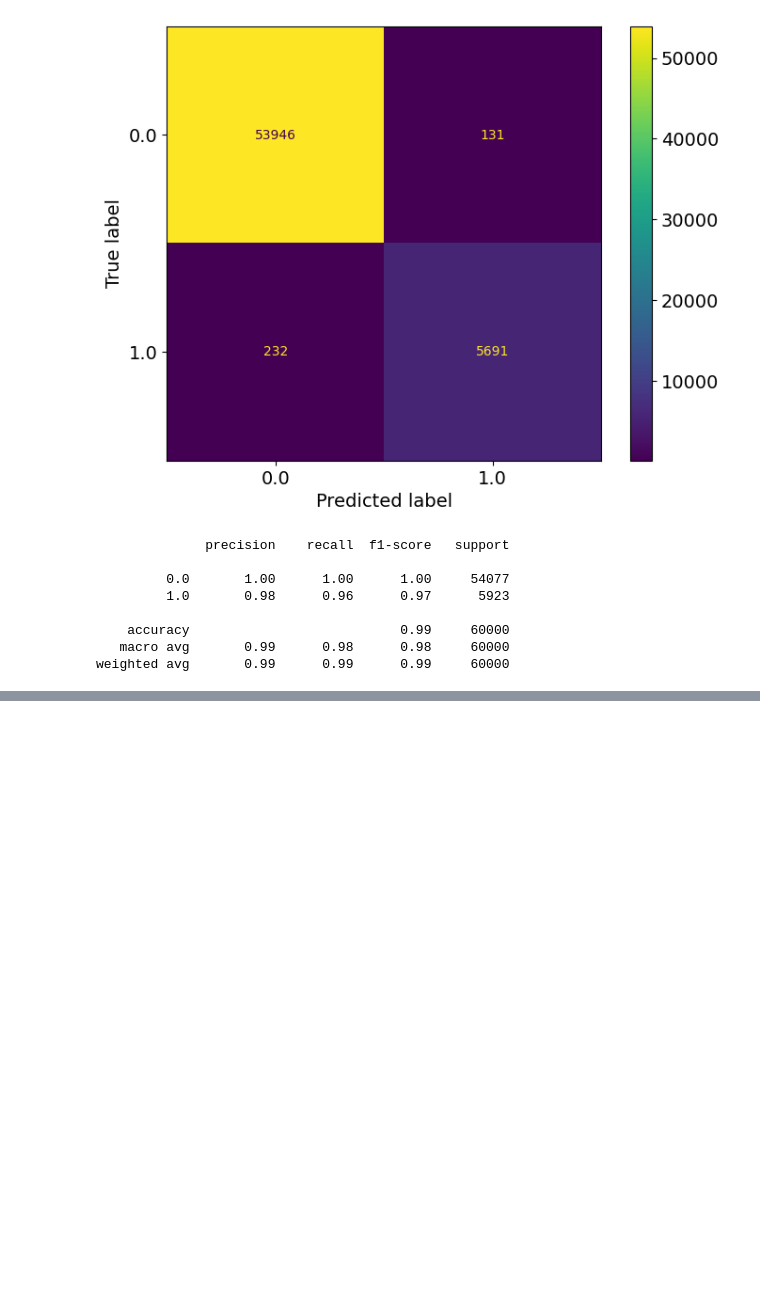
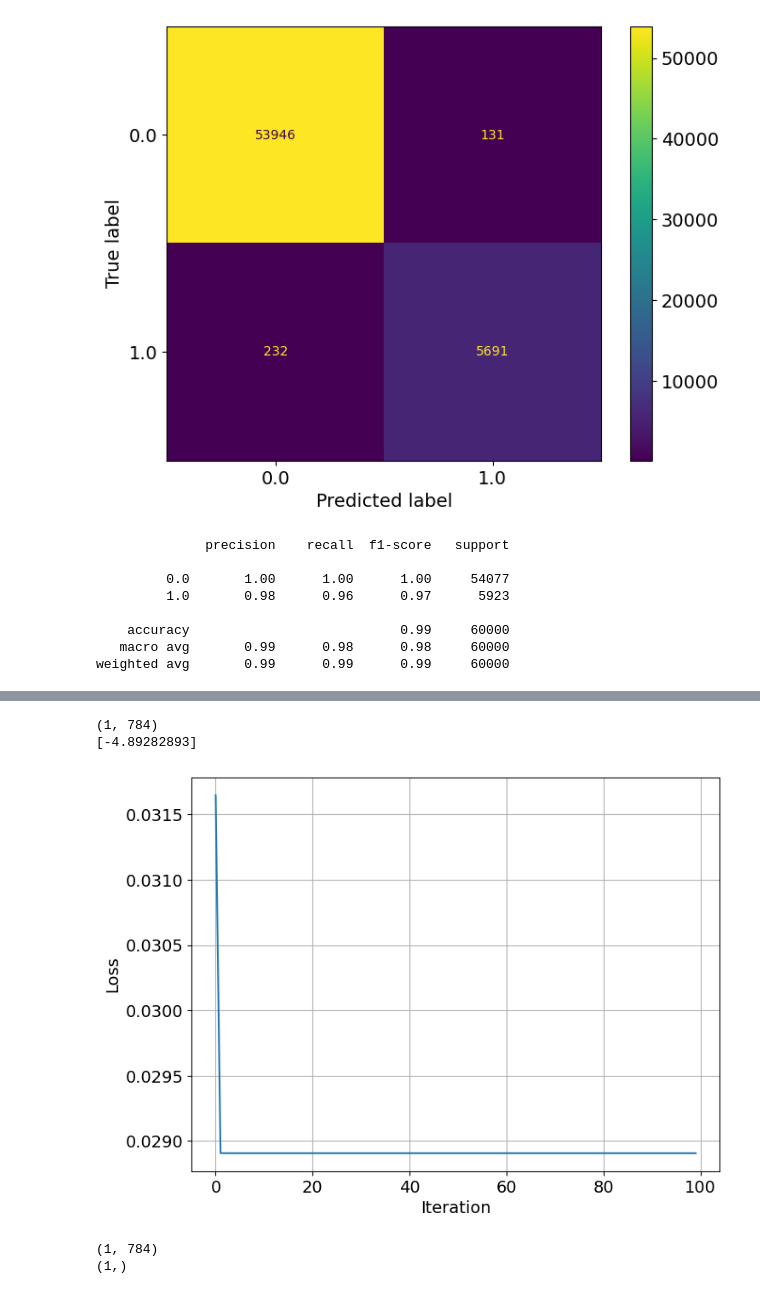
Before and after one commit to SawhneySatvik/MLP, a Jupyter notebook: 5. Classification/SDGRegressor.ipynb, the cells around one changed output, grey strips where cells are left out. Cells and saved outputs as stored; diff of their text form; code cells hidden in the pictures; blank space fills up the shorter version.

```diff
--- a/5. Classification/SDGRegressor.ipynb
+++ b/5. Classification/SDGRegressor.ipynb
@@ -196,0 +233,43 @@ weighted avg       0.99      0.99      0.99     60000
+# %%
+weights = bin_sgd_clf.coef_
+bias = bin_sgd_clf.intercept_
+print(weights.shape)
+print(bias)
+# %% [output]
+(1, 784)
+[-4.89282893]
+# %%
+estimator_with_regularizer = SGDClassifier(loss='log_loss',
+                            penalty='l2',
+                            max_iter=100,
+                            warm_start=True,
+                            eta0=0.01,
+                            alpha=0.001,
+                            learning_rate='constant',
+                            random_state=1729
+                            )
+
+Loss = []
+iterations = 100
+for i in range(iterations):
+    estimator_with_regularizer.fit(x_train, y_train_0)
+    y_pred = estimator_with_regularizer.predict_proba(x_train)
+    Loss.append(log_loss(y_train_0, y_pred))
+# %%
+plt.figure()
+plt.plot(np.arange(iterations), Loss)
+plt.grid(True)
+plt.xlabel('Iteration')
+plt.ylabel('Loss')
+plt.show()
+# %% [output]
+[figure, added]
+# %%
+wrights = estimator_with_regularizer.coef_
+print(wrights.shape)
+
+bias = estimator_with_regularizer.intercept_
+print(bias.shape)
+# %% [output]
+(1, 784)
+(1,)
```
Also changed, not shown: parts of 1 cell of this notebook.
